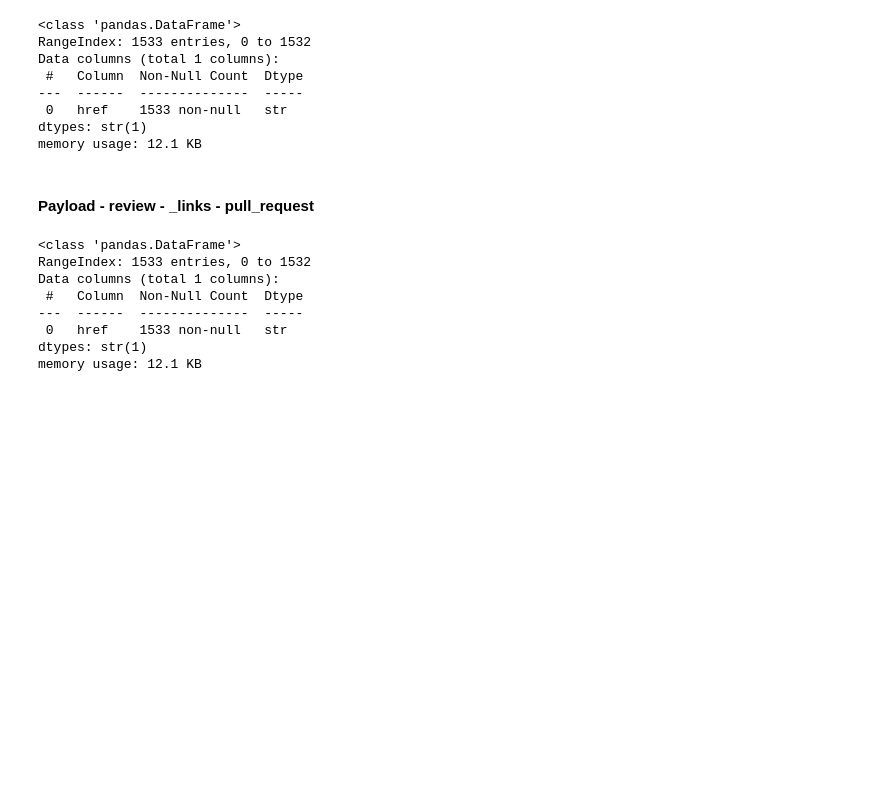
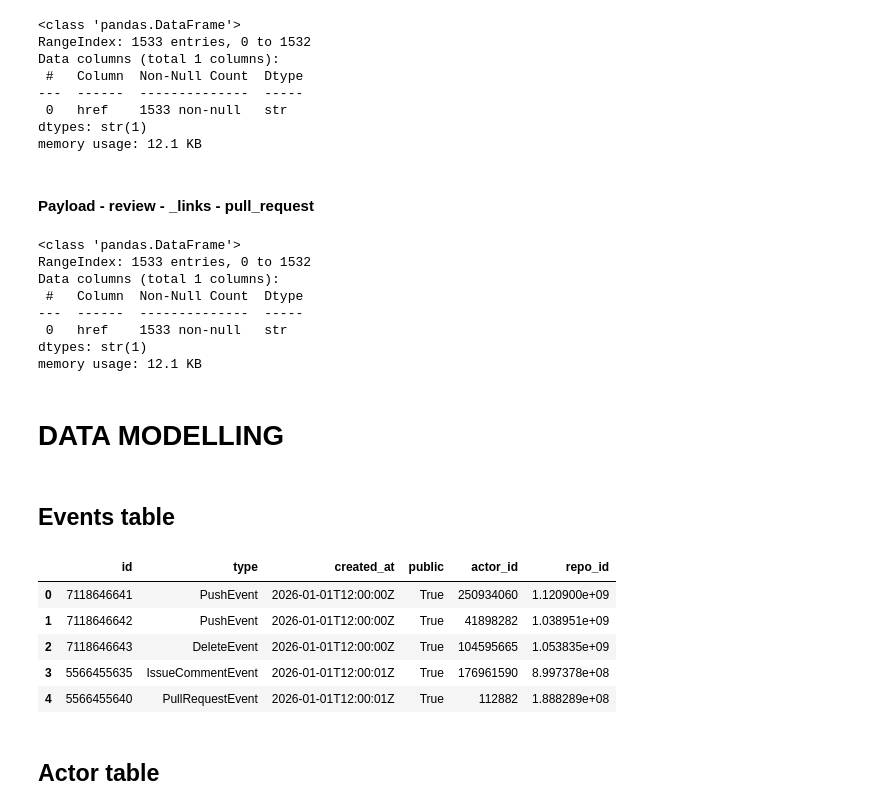
Before and after one commit to ShreyaCtrl/gharchive-data-platform, a Jupyter notebook: data-analysis.ipynb, the cells around one changed output. Saved outputs shown, nothing was run; the diff lists cells and outputs as text; code cells hidden in the pictures; blank space fills up the shorter version.

Commit message:
Working on modelling

```diff
--- a/data-analysis.ipynb
+++ b/data-analysis.ipynb
@@ -1209,3 +1430,34 @@ Data columns (total 1 columns):
  0   href    1533 non-null   str
 dtypes: str(1)
 memory usage: 12.1 KB
+# %% [markdown]
+# DATA MODELLING
+# %% [markdown]
+## Events table
+# %%
+events_table = []
+for _, event in df.iterrows():
+    # ev = pd.read_json(row['event'])
+    event_data = {
+        'id': event.get('id'),
+        'type': event.get('type'),
+        'created_at': event.get('created_at'),
+        'public': event.get('public'),
+        'actor_id': event.get('actor', {}).get('id'),
+        'repo_id': event.get('repo', {}).get('id')
+    }
+    # print(event_data)
+    events_table.append(event_data)
+
+df_events_table = pd.DataFrame(events_table).head()
+# %%
+df_events_table.head()
+# %% [output]
+|  | id | type | created_at | public | actor_id | repo_id |
+| 0 | 7118646641 | PushEvent | 2026-01-01T12:00:00Z | True | 250934060 | 1.120900e+09 |
+| 1 | 7118646642 | PushEvent | 2026-01-01T12:00:00Z | True | 41898282 | 1.038951e+09 |
+| 2 | 7118646643 | DeleteEvent | 2026-01-01T12:00:00Z | True | 104595665 | 1.053835e+09 |
+| 3 | 5566455635 | IssueCommentEvent | 2026-01-01T12:00:01Z | True | 176961590 | 8.997378e+08 |
+| 4 | 5566455640 | PullRequestEvent | 2026-01-01T12:00:01Z | True | 112882 | 1.888289e+08 |
+# %% [markdown]
+## Actor table
```
Also changed, not shown: parts of 45 cells of this notebook.
